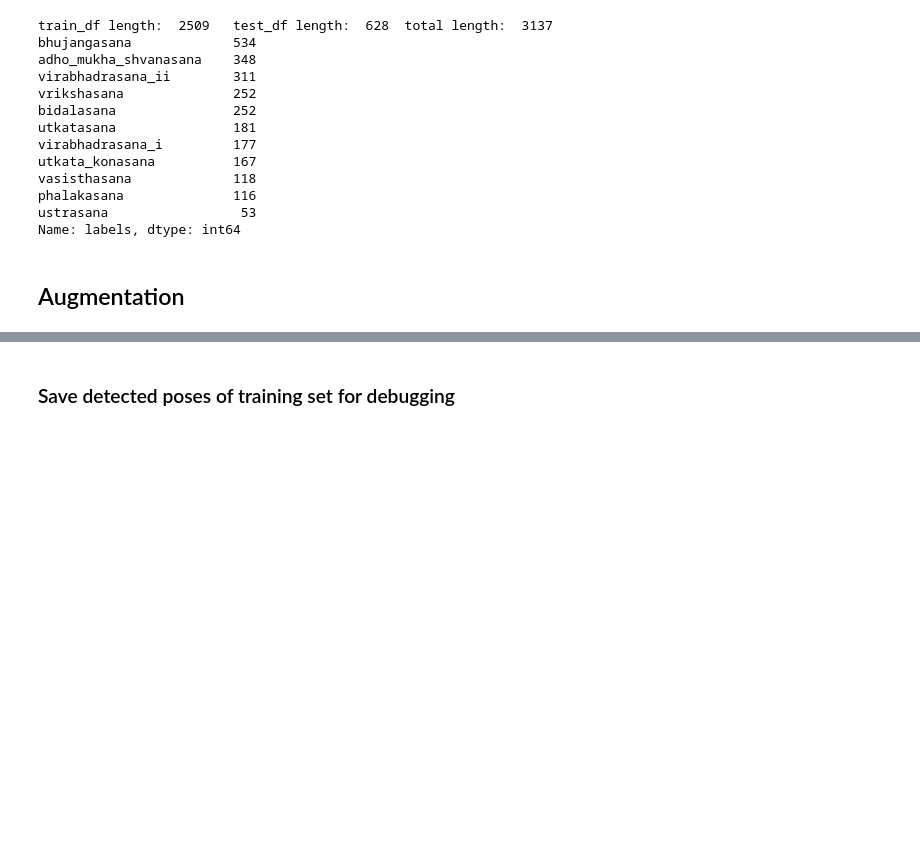
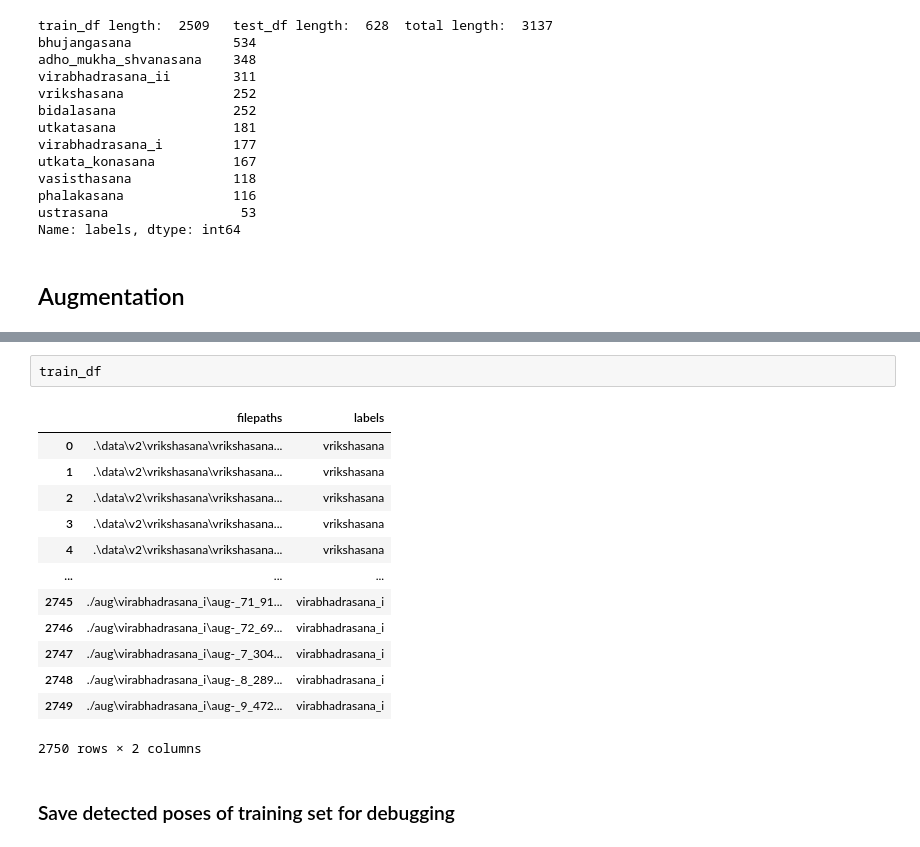
Before and after one commit to Sharkaboi/YogaPartner, a Jupyter notebook: modelTrain.ipynb, the cells around one changed output, grey strips where cells are left out. Cells and saved outputs as stored; diff of their text form; blank space fills up the shorter version.

```diff
--- a/modelTrain.ipynb
+++ b/modelTrain.ipynb
@@ -429,3 +427,19 @@ Total Augmented images created=  688
+# %%
+train_df
+# %% [output]
+|  | filepaths | labels |
+| 0 | .\data\v2\vrikshasana\vrikshasana... | vrikshasana |
+| 1 | .\data\v2\vrikshasana\vrikshasana... | vrikshasana |
+| 2 | .\data\v2\vrikshasana\vrikshasana... | vrikshasana |
+| 3 | .\data\v2\vrikshasana\vrikshasana... | vrikshasana |
+| 4 | .\data\v2\vrikshasana\vrikshasana... | vrikshasana |
+| ... | ... | ... |
+| 2745 | ./aug\virabhadrasana_i\aug-_71_91... | virabhadrasana_i |
+| 2746 | ./aug\virabhadrasana_i\aug-_72_69... | virabhadrasana_i |
+| 2747 | ./aug\virabhadrasana_i\aug-_7_304... | virabhadrasana_i |
+| 2748 | ./aug\virabhadrasana_i\aug-_8_289... | virabhadrasana_i |
+| 2749 | ./aug\virabhadrasana_i\aug-_9_472... | virabhadrasana_i |
+2750 rows × 2 columns
 # %% [markdown]
 ### Save detected poses of training set for debugging
 # %%
```
Also changed, not shown: parts of 7 cells of this notebook.
